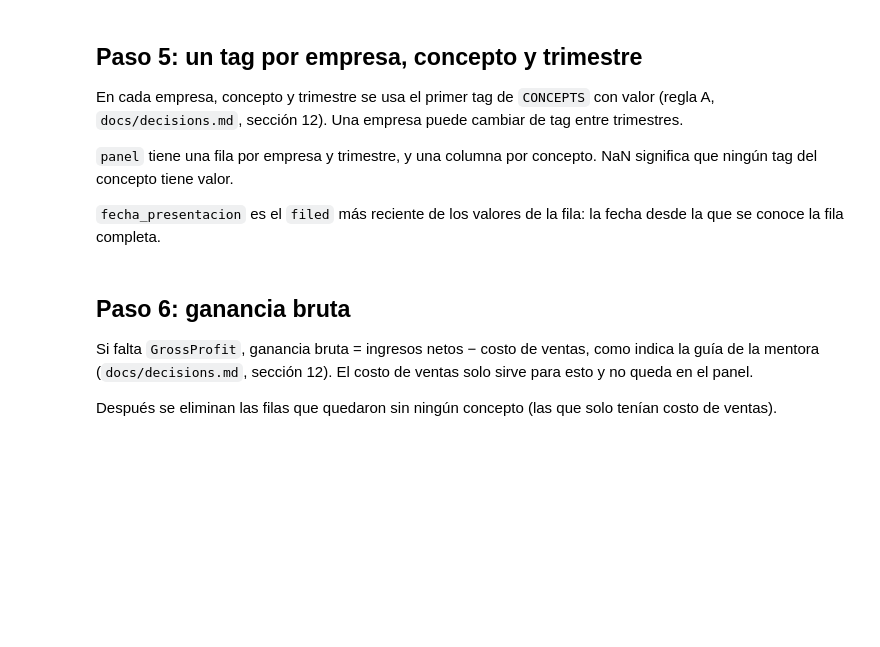
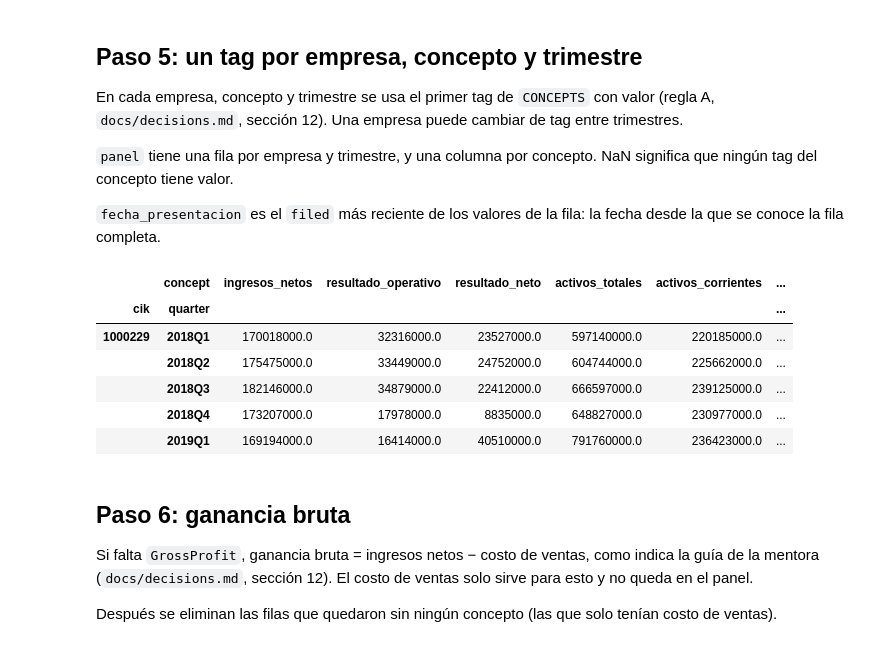
Before and after one commit to EbnerLautaro/MAI-Diplodatos, a Jupyter notebook: src/build_panel.ipynb, the cells around one changed output. Drawn from its saved outputs; the diff is of its cells as text; code cells hidden in the pictures; blank space fills up the shorter version.

```diff
--- a/src/build_panel.ipynb
+++ b/src/build_panel.ipynb
@@ -190,13 +252,21 @@ En cada empresa, concepto y trimestre se usa el primer tag de `CONCEPTS` con val
 # %%
 # principal tag first: sort by position in the list, keep the first row of each concept and quarter
 chosen = values.sort_values("tag", key=lambda t: t.map(RANK)).drop_duplicates(
     ["cik", "concept", "quarter"]
 )
 panel = chosen.pivot(index=["cik", "quarter"], columns="concept", values="value")[
     list(CONCEPTS)
 ]
 panel["fecha_presentacion"] = chosen.groupby(["cik", "quarter"])["filed"].max()
-panel
+panel.head()
+# %% [output]
+|  | concept | ingresos_netos | resultado_operativo | resultado_neto | activos_totales | activos_corrientes | ... |
+| cik | quarter |  |  |  |  |  | ... |
+| 1000229 | 2018Q1 | 170018000.0 | 32316000.0 | 23527000.0 | 597140000.0 | 220185000.0 | ... |
+|  | 2018Q2 | 175475000.0 | 33449000.0 | 24752000.0 | 604744000.0 | 225662000.0 | ... |
+|  | 2018Q3 | 182146000.0 | 34879000.0 | 22412000.0 | 666597000.0 | 239125000.0 | ... |
+|  | 2018Q4 | 173207000.0 | 17978000.0 | 8835000.0 | 648827000.0 | 230977000.0 | ... |
+|  | 2019Q1 | 169194000.0 | 16414000.0 | 40510000.0 | 791760000.0 | 236423000.0 | ... |
 # %% [markdown]
 ## Paso 6: ganancia bruta
 
```
Also changed, not shown: parts of 12 cells of this notebook, 1 other file.
